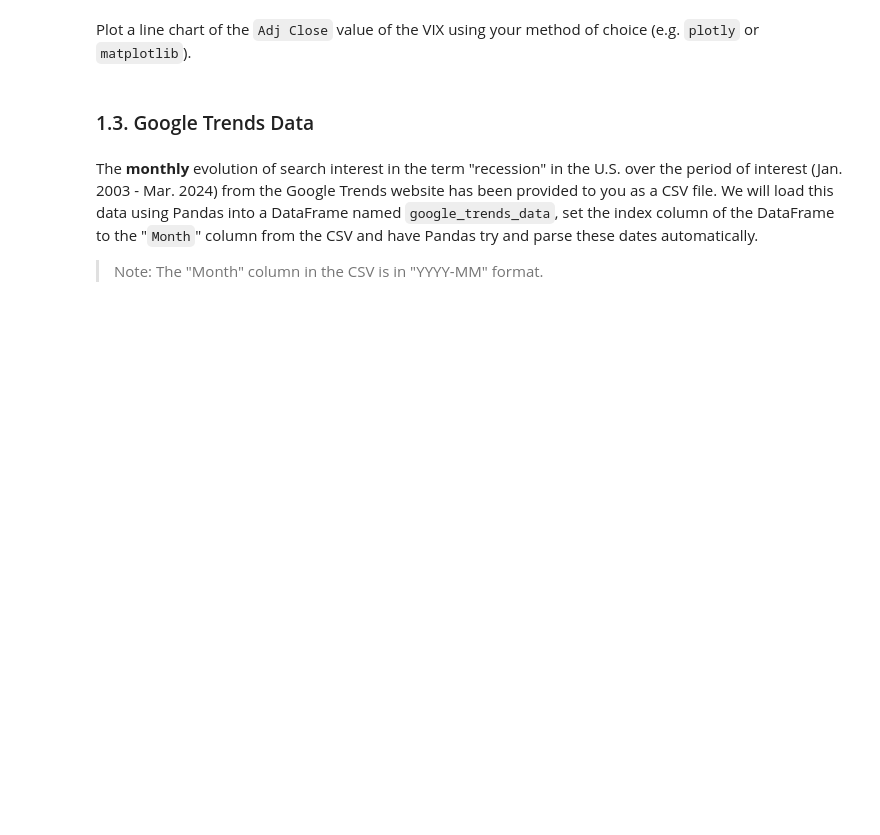
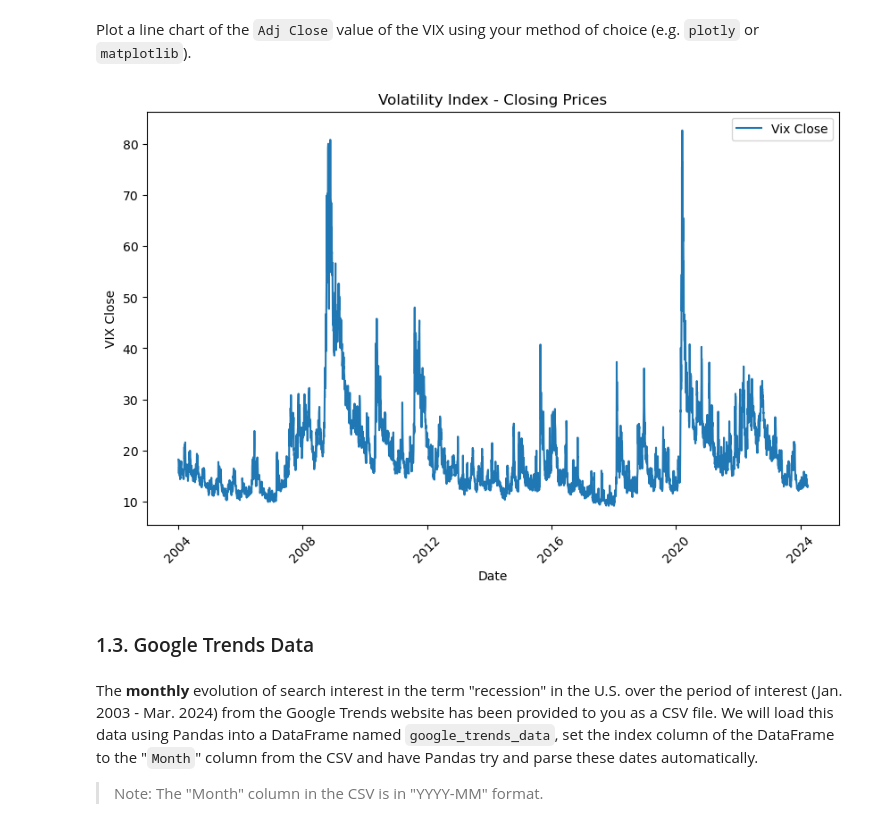
Before and after one commit to waynebar69/xlv-volatility-sentiment-ml, a Jupyter notebook: notebooks/xlv_prediction_model.ipynb.ipynb, the cells around one changed output. Drawn from its saved outputs; the diff is of its cells as text; code cells hidden in the pictures; blank space fills up the shorter version.

```diff
--- a/notebooks/xlv_prediction_model.ipynb.ipynb
+++ b/notebooks/xlv_prediction_model.ipynb.ipynb
@@ -179,0 +188,3 @@ vix_data = ## YOUR CODE HERE ##
+# %%
+vix_data = pd.read_csv("../data/raw/vix_data.csv", parse_dates=True, index_col="Date")
+vix_data.head()
@@ -184,3 +201,15 @@ Plot a line chart of the `Adj Close` value of the VIX using your method of choic
+# %%
+# Plot the Adj Close with a line chart
+plt.figure(figsize=(10, 6))
+plt.plot(vix_data["Adj Close"], label="Vix Close")
+plt.title("Volatility Index - Closing Prices")
+plt.xlabel("Date")
+plt.xticks(rotation=45)
+plt.ylabel("VIX Close")
+plt.legend()
+plt.show()
+# %% [output]
+[figure, added]
 # %% [markdown]
 ### 1.3. Google Trends Data
 # %% [markdown]
```
Also changed, not shown: parts of 9 cells of this notebook.
